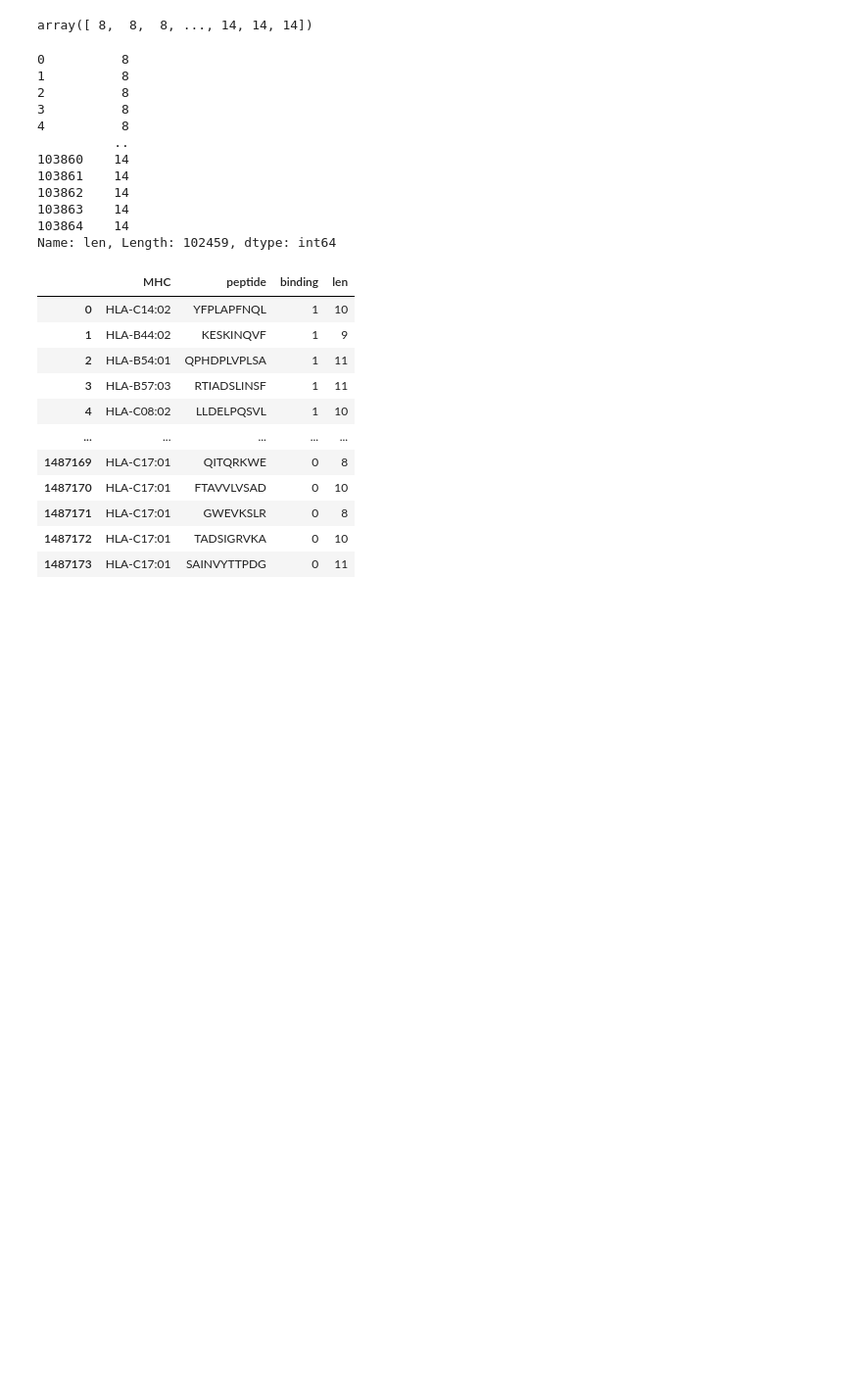
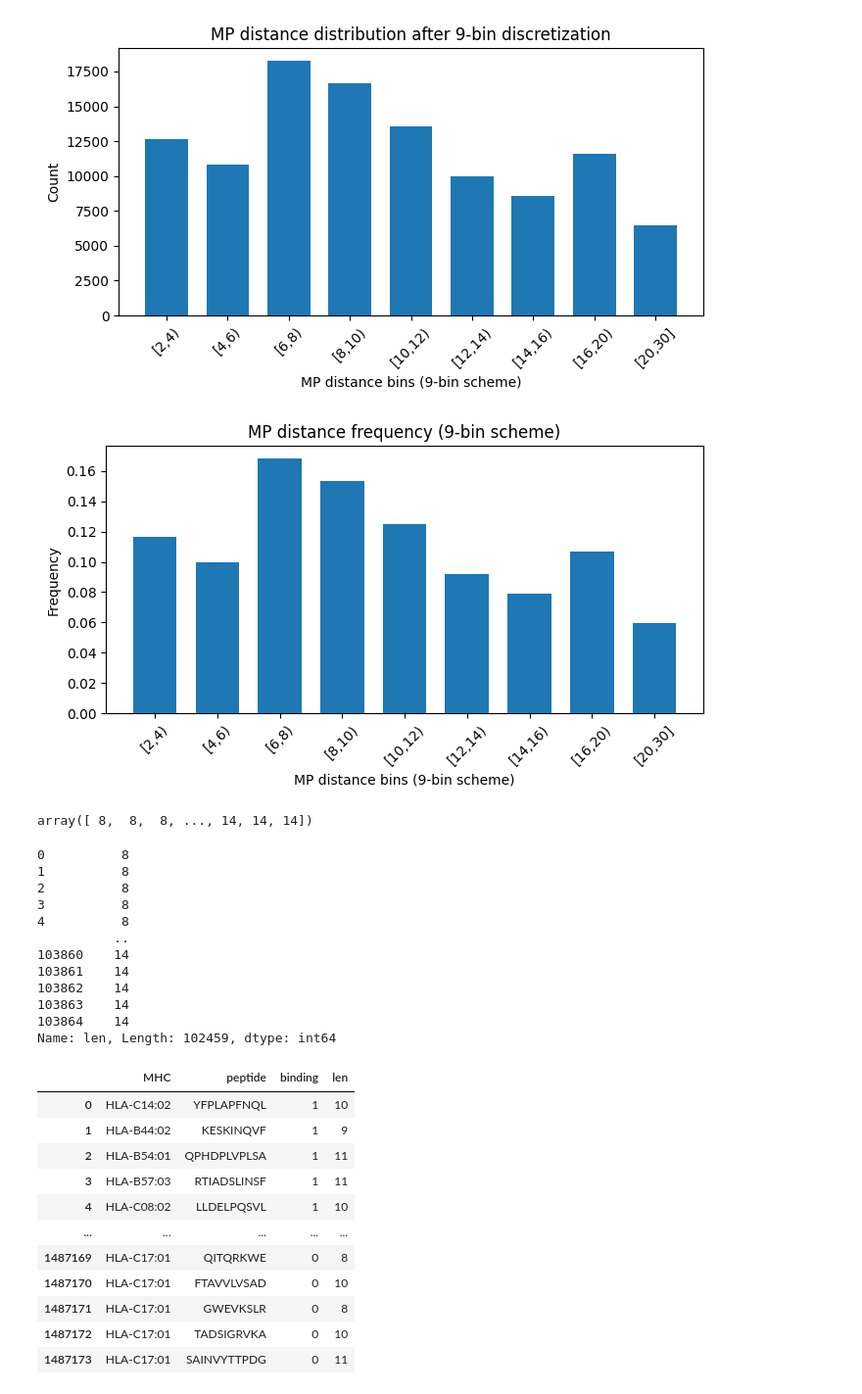
Before and after one commit to gu0y1/PepBridge, a Jupyter notebook: test.ipynb, the cells around one changed output. Shown at 98% size. Saved outputs shown, nothing was run; the diff lists cells and outputs as text; code cells hidden in the pictures; blank space fills up the shorter version.

```diff
--- a/test.ipynb
+++ b/test.ipynb
@@ -17,3 +304,63 @@ import pickle
+# %%
+import numpy as np
+import matplotlib.pyplot as plt
+
+# ===== 1. 原始距离做一个 clip，和我们设计 bin 时保持一致 =====
+dist_clip = np.clip(all_mp_dist, 2.0, 30.0)   # [N]
+
+# ===== 2. 9-bin 方案：边界 & center =====
+# 区间：
+# 1: [2, 4)
+# 2: [4, 6)
+# 3: [6, 8)
+# 4: [8, 10)
+# 5: [10, 12)
+# 6: [12, 14)
+# 7: [14, 16)
+# 8: [16, 22)
+# 9: [22, 30]  (以及原来 >30 都被 clip 到 30 进这一档)
+
+bin_edges = np.array([2.0, 4.0, 6.0, 8.0, 10.0, 12.0, 14.0, 16.0, 20.0, 30.0])
+bin_centers = np.array([3.0, 5.0, 7.0, 9.0, 11.0, 13.0, 15.0, 18.0, 25.0])
+
+# ===== 3. 统计每个 bin 里的样本数 =====
+# np.digitize 返回的是 bin 索引（从 1 开始），这里转成 0~8
+bin_idx = np.digitize(dist_clip, bin_edges, right=False) - 1   # [N], 每个值在 0~8
+bin_idx = np.clip(bin_idx, 0, len(bin_centers)-1)              # 保险起见再 clip 一下
+
+counts = np.bincount(bin_idx, minlength=len(bin_centers))      # [9]
+
+# ===== 4. 画“转换后的分布图”：每个 bin 的计数 =====
+plt.figure(figsize=(7,4))
+x = np.arange(len(bin_centers))
+
+# 方式 A：用区间作为 x 轴标签
+labels = [
+    "[2,4)", "[4,6)", "[6,8)", "[8,10)",
+    "[10,12)", "[12,14)", "[14,16)", "[16,20)", "[20,30]"
+]
+
+plt.bar(x, counts, width=0.7)
+plt.xticks(x, labels, rotation=45)
+plt.xlabel("MP distance bins (9-bin scheme)")
+plt.ylabel("Count")
+plt.title("MP distance distribution after 9-bin discretization")
+plt.tight_layout()
+plt.show()
+
+# 如果想看“概率分布”而不是绝对数量，也可以：
+plt.figure(figsize=(7,4))
+probs = counts / counts.sum()
+plt.bar(x, probs, width=0.7)
+plt.xticks(x, labels, rotation=45)
+plt.xlabel("MP distance bins (9-bin scheme)")
+plt.ylabel("Frequency")
+plt.title("MP distance frequency (9-bin scheme)")
+plt.tight_layout()
+plt.show()
+# %% [output]
+[figure, added]
+[figure, added]
 # %%
 with open('./doc/esm_emb_HLAI.pkl', 'rb') as f:
     mhc_dict = pickle.load(f)
```
Also changed, not shown: parts of 24 cells of this notebook, 18 other files.
